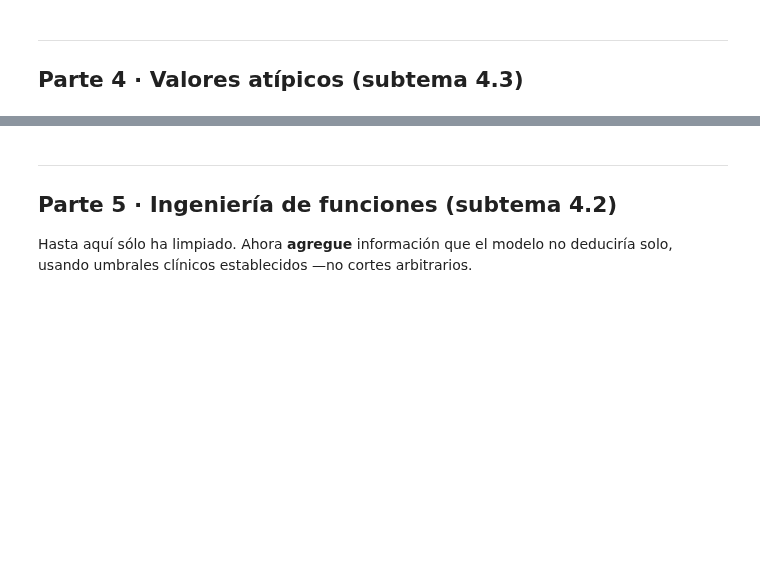
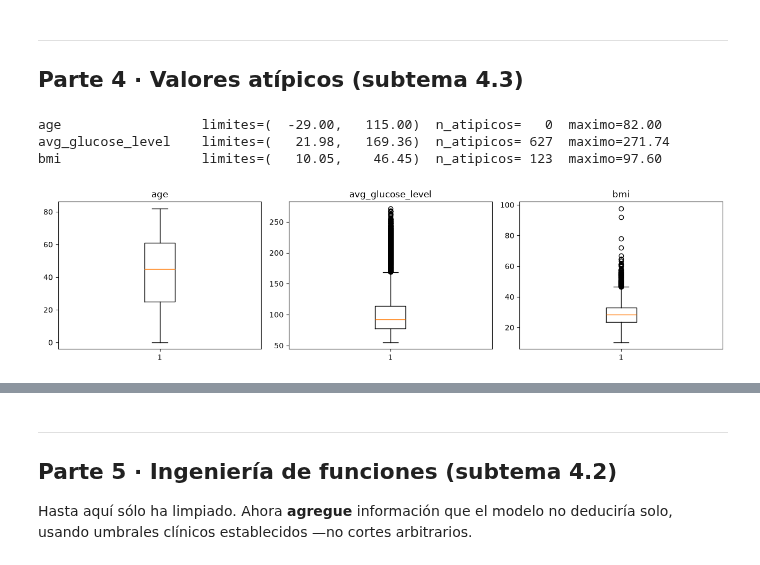
Before and after one commit to CarlosBallesuag/IA_Practicas_LAB, a Jupyter notebook: Practicas Parcial 1/Tarea_Unidad_4.ipynb, the cells around one changed output, grey strips where cells are left out. Saved outputs shown, nothing was run; the diff lists cells and outputs as text; code cells hidden in the pictures; blank space fills up the shorter version.

```diff
--- a/Practicas Parcial 1/Tarea_Unidad_4.ipynb
+++ b/Practicas Parcial 1/Tarea_Unidad_4.ipynb
@@ -155,8 +420,27 @@ enmascarada de la celda [8] — imputarla o conservarla? Argumente.
 # %%
 # [10] Deteccion por rango intercuartil
 # TODO: escriba una funcion limites_iqr(x, k=1.5) que devuelva (Q1-k*IQR, Q3+k*IQR).
 #       Aplíquela a las tres numericas: reporte limites, numero de atipicos y maximo.
 #       Acompane con un diagrama de caja por variable.
+def limites_iqr(x, k=1.5):
+    q1, q3 = x.quantile(0.25), x.quantile(0.75)
+    iqr = q3 - q1
+    return q1 - k * iqr, q3 + k * iqr
+
+fig, axes = plt.subplots(1, 3, figsize=(13, 3.5))
+for ax, col in zip(axes, NUMERICAS):
+    lo, hi = limites_iqr(df[col])
+    n_atipicos = ((df[col] < lo) | (df[col] > hi)).sum()
+    print(f"{col:20s} limites=({lo:8.2f}, {hi:8.2f})  n_atipicos={n_atipicos:4d}  maximo={df[col].max():.2f}")
+    ax.boxplot(df[col], vert=True)
+    ax.set_title(col)
+plt.tight_layout()
+plt.show()
+# %% [output]
+age                  limites=(  -29.00,   115.00)  n_atipicos=   0  maximo=82.00
+avg_glucose_level    limites=(   21.98,   169.36)  n_atipicos= 627  maximo=271.74
+bmi                  limites=(   10.05,    46.45)  n_atipicos= 123  maximo=97.60
+[figure, added]
 # %%
 # [11] Un atipico no es automaticamente un error
 # TODO: para bmi, compare la tasa del objetivo dentro y fuera del limite superior.
```
Also changed, not shown: parts of 32 cells of this notebook.
